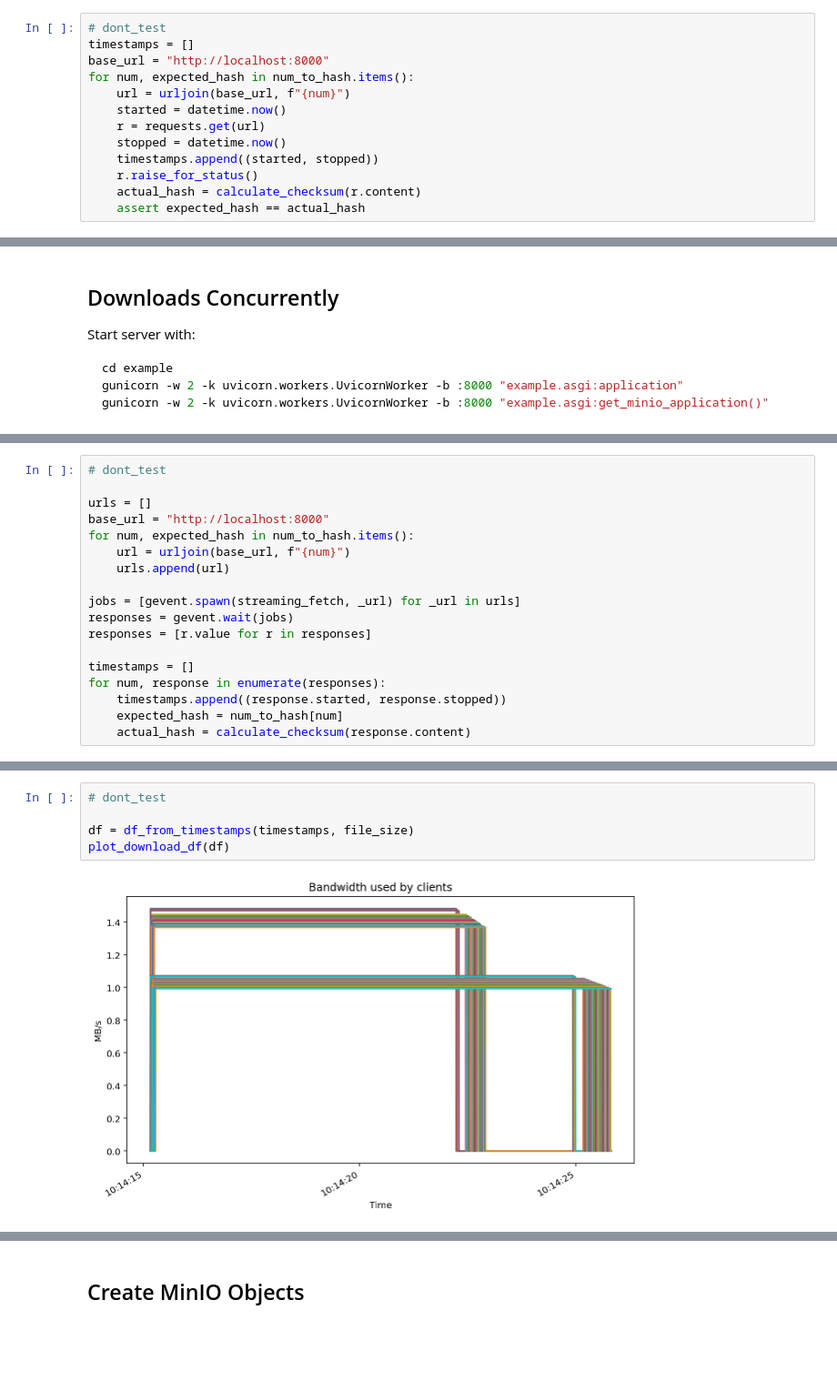
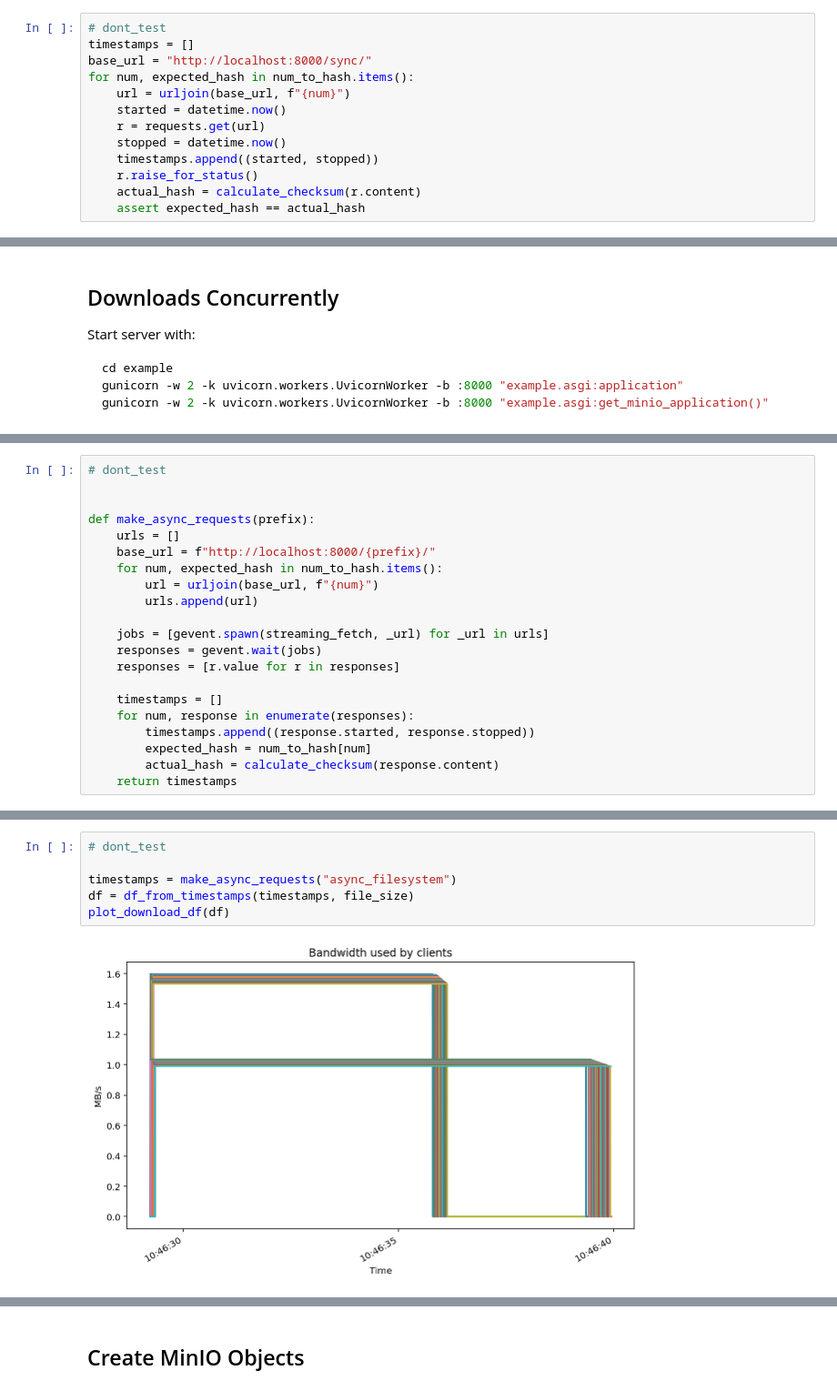
Before and after one commit to ephes/django_fileresponse, a Jupyter notebook: nbs/test_concurrent_downloads.ipynb, the cells around one changed output, grey strips where cells are left out. Shown: that part at 91% size. Drawn from its saved outputs; the diff is of its cells as text; blank space fills up the shorter version.

```diff
--- a/nbs/test_concurrent_downloads.ipynb
+++ b/nbs/test_concurrent_downloads.ipynb
@@ -93,7 +93,7 @@ python manage.py runserver 0.0.0.0:8000
 # %%
 # dont_test
 timestamps = []
-base_url = "http://localhost:8000"
+base_url = "http://localhost:8000/sync/"
 for num, expected_hash in num_to_hash.items():
     url = urljoin(base_url, f"{num}")
     started = datetime.now()
@@ -159,28 +156,32 @@ def streaming_fetch(url):
 # %%
 # dont_test
 
-urls = []
-base_url = "http://localhost:8000"
-for num, expected_hash in num_to_hash.items():
-    url = urljoin(base_url, f"{num}")
-    urls.append(url)
 
-jobs = [gevent.spawn(streaming_fetch, _url) for _url in urls]
-responses = gevent.wait(jobs)
-responses = [r.value for r in responses]
+def make_async_requests(prefix):
+    urls = []
+    base_url = f"http://localhost:8000/{prefix}/"
+    for num, expected_hash in num_to_hash.items():
+        url = urljoin(base_url, f"{num}")
+        urls.append(url)
 
-timestamps = []
-for num, response in enumerate(responses):
-    timestamps.append((response.started, response.stopped))
-    expected_hash = num_to_hash[num]
-    actual_hash = calculate_checksum(response.content)
+    jobs = [gevent.spawn(streaming_fetch, _url) for _url in urls]
+    responses = gevent.wait(jobs)
+    responses = [r.value for r in responses]
+
+    timestamps = []
+    for num, response in enumerate(responses):
+        timestamps.append((response.started, response.stopped))
+        expected_hash = num_to_hash[num]
+        actual_hash = calculate_checksum(response.content)
+    return timestamps
 # %% [output]
 [interactive output not drawn]
 # %%
 # dont_test
 
+timestamps = make_async_requests("async_filesystem")
 df = df_from_timestamps(timestamps, file_size)
 plot_download_df(df)
 # %% [output]
-[figure, old version]
+[figure, new version]
 [interactive output not drawn]
```
Also changed, not shown: parts of 5 cells of this notebook, 11 other files.
